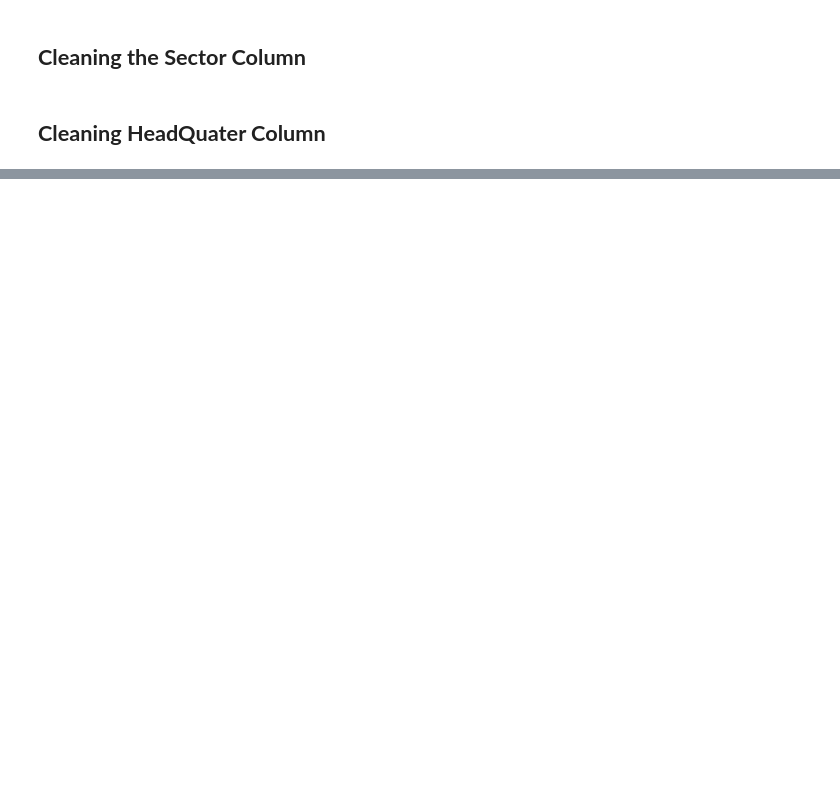
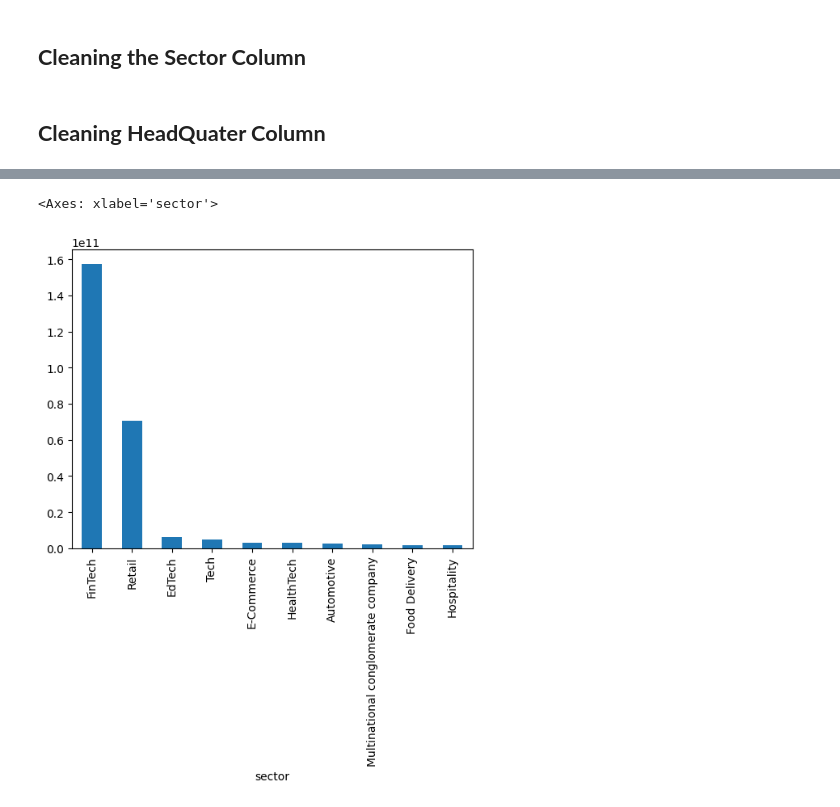
Before and after one commit to MurithiDenisGitobu/EDA-Indian-Startup-Funding, a Jupyter notebook: LP1_Project.ipynb.ipynb, the cells around one changed output, grey strips where cells are left out. Saved outputs shown, nothing was run; the diff lists cells and outputs as text; code cells hidden in the pictures; blank space fills up the shorter version.

```diff
--- a/LP1_Project.ipynb.ipynb
+++ b/LP1_Project.ipynb.ipynb
@@ -837,3 +819,0 @@ df[df.duplicated()]
-# %%
-df.drop_duplicates(keep='first', inplace= True)
-df.head()
@@ -871,0 +845,6 @@ memory usage: 245.1+ KB
+# %%
+top_sectors = df.groupby('sector')['amount'].sum().sort_values(ascending=False)
+top_sectors.head(10).plot.bar()
+# %% [output]
+<Axes: xlabel='sector'>
+[figure, added]
```
Also changed, not shown: parts of 21 cells of this notebook.
